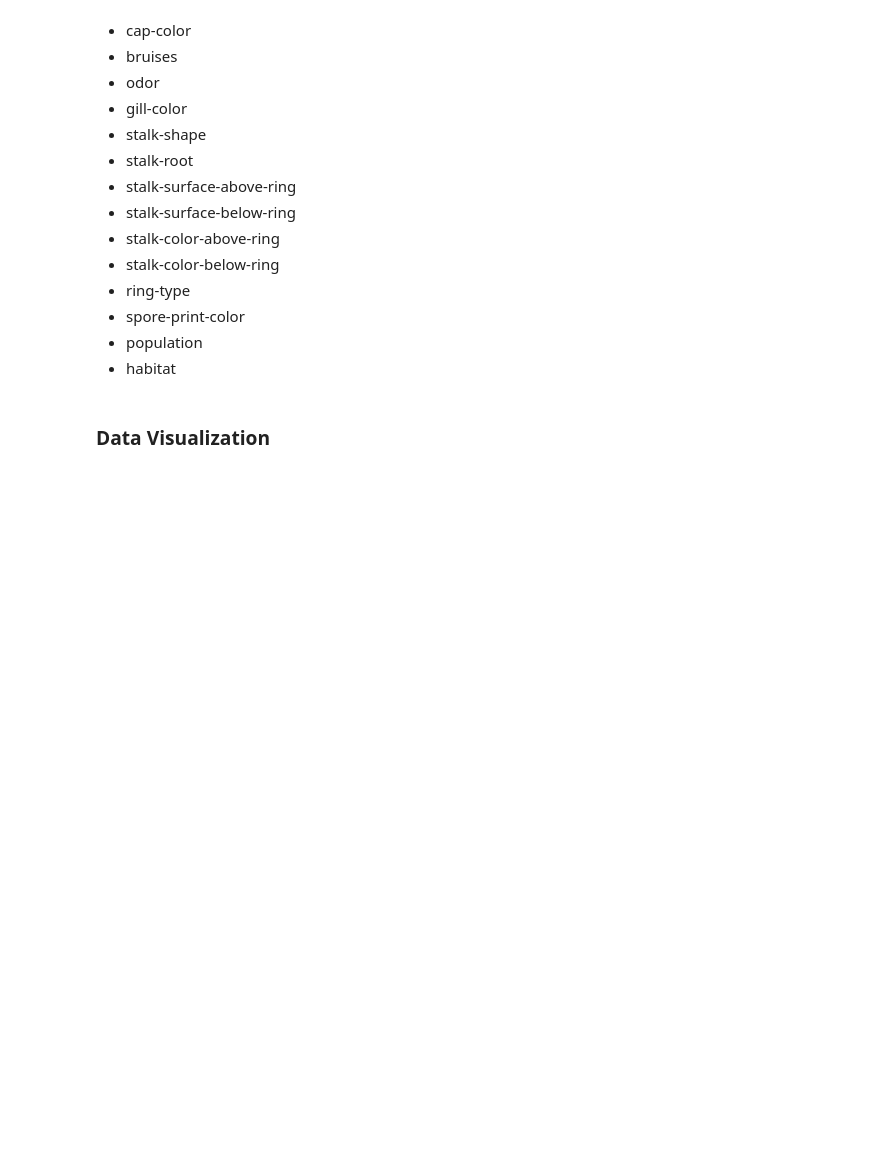
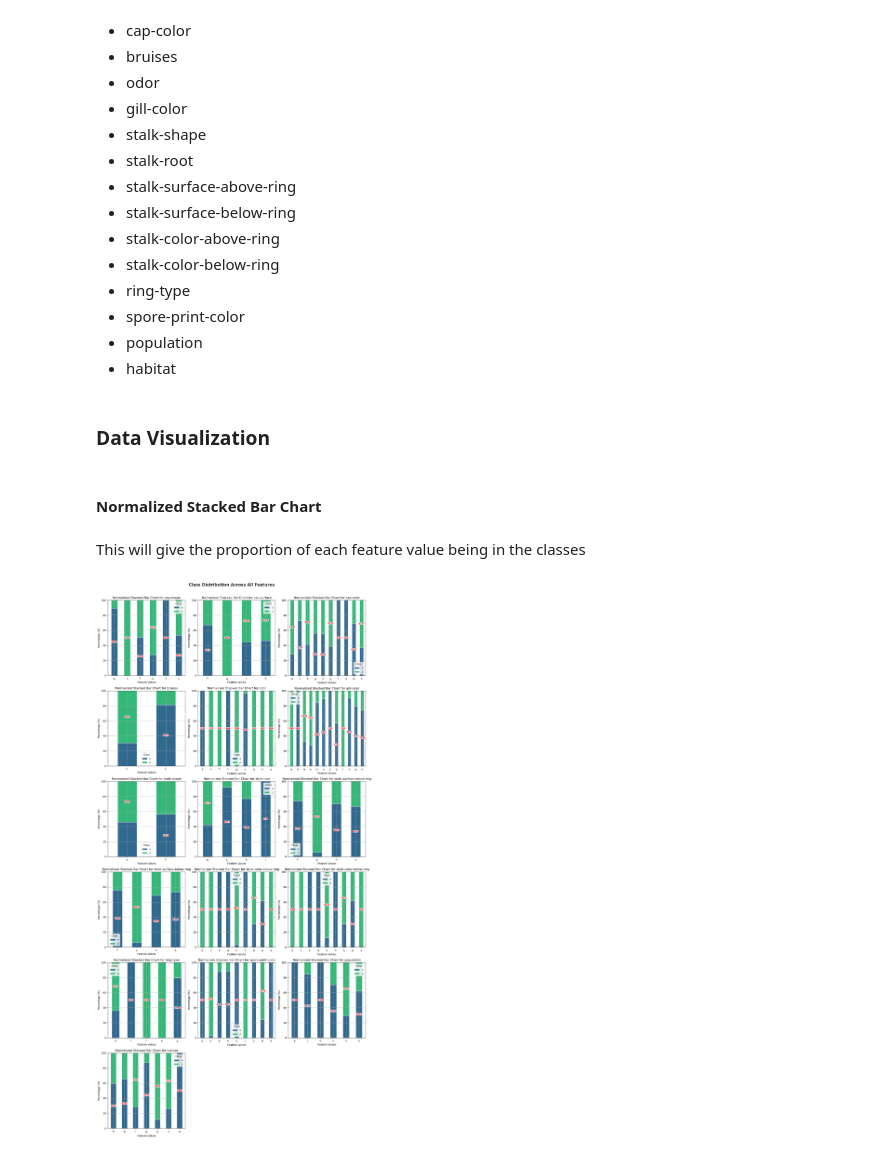
Before and after one commit to PranavRao25/Data-Analytics, a Jupyter notebook: assignment-2/exploration.ipynb, the cells around one changed output. Drawn from its saved outputs; the diff is of its cells as text; code cells hidden in the pictures; blank space fills up the shorter version.

```diff
--- a/assignment-2/exploration.ipynb
+++ b/assignment-2/exploration.ipynb
@@ -138,6 +152,10 @@ Basic Hypotheses:
 6. Ring Number has no say on the classes
 # %% [markdown]
 These hypotheses were formed observing the distribution of the data in these features and in the classes
+# %%
+# to take care of stalk-root missing values with mode of the column
+mode_stalk_root = df[df['stalk-root'] != '?']['stalk-root'].mode()[0]
+df['stalk-root'] = df['stalk-root'].replace('?', mode_stalk_root)
 # %%
 possible_factors = ['cap-shape', 'cap-surface',
  'cap-color', 'bruises', 'odor', 'gill-color',
@@ -164,3 +182,60 @@ Possible Factors
 - habitat
 # %% [markdown]
 ### Data Visualization
+# %% [markdown]
+#### Normalized Stacked Bar Chart
+# %% [markdown]
+This will give the proportion of each feature value being in the classes
+# %%
+n_plots = len(possible_factors)
+n_cols = 3
+n_rows = (n_plots + n_cols - 1) // n_cols
+fig, axes = plt.subplots(n_rows, n_cols, figsize=(15, 5 * n_rows))
+axes = axes.flatten()
+sns.set_style("whitegrid")
+colors = sns.color_palette("viridis", 2)
+for idx, given_feature in enumerate(possible_factors):
+    ax = axes[idx]
+
+    class_names = sorted(list(set(df['class'])))
+    feature_names = sorted(list(set(df[given_feature])))
+    cross_tab = pd.crosstab(df[given_feature], df['class'])
+    cross_tab_norm = cross_tab.div(cross_tab.sum(axis=1), axis=0) * 100
+
+    cross_tab_norm.plot(kind='bar', stacked=True, color=colors, ax=ax)
+    ax.set_title(f'Normalized Stacked Bar Chart for {given_feature}')
+    ax.set_xlabel('Feature Values')
+    ax.set_ylabel('Percentage (%)')
+    ax.legend(title='Class')
+    ax.tick_params(axis='x', rotation=45)
+    ax.set_ylim(0, 100)
+
+    for container in ax.containers:
+        labels = []
+        for v in container.datavalues:
+            if v == 100:
+                labels.append(f'{int(v)}')
+            elif v > 50:
+                labels.append(f'{v:.1f}')
+            else:
+                labels.append('')
+        label_objects = ax.bar_label(container, labels=labels, label_type='center',
+                                    fontsize=9, color='red', weight='bold')
+
+        # Add white outline to each label
+        for label in label_objects:
+            if label.get_text():
+                label.set_path_effects([
+                    path_effects.Stroke(linewidth=3, foreground='white'),
+                    path_effects.Normal()
+                ])
+
+for idx in range(n_plots, len(axes)):
+    axes[idx].set_visible(False)
+
+plt.tight_layout()
+fig.suptitle('Class Distribution Across All Features', fontsize=16, fontweight='bold', y=1.02)
+plt.savefig('images/Class Distribution Across All Features.png')
+plt.show()
+# %% [output]
+[figure, added]
```
Also changed, not shown: parts of 22 cells of this notebook, 43 other files.
